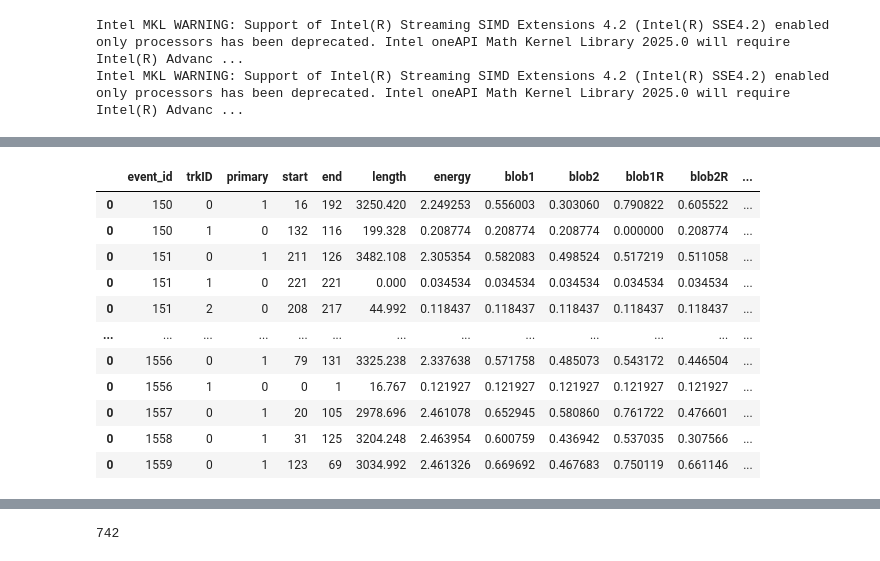
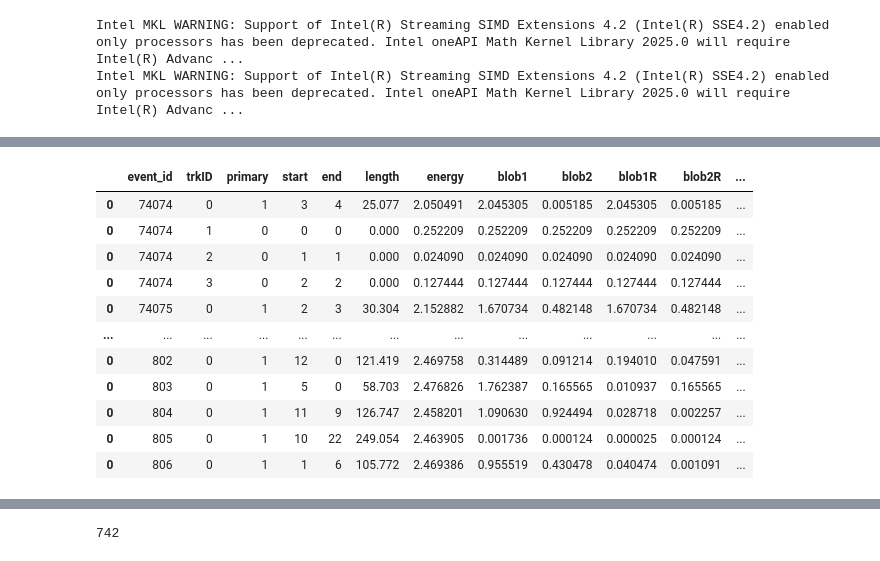
Before and after one commit to kvjmistry/ATPC, a Jupyter notebook: notebooks/TrackAnalysis.ipynb, the cells around one changed output, grey strips where cells are left out. Drawn from its saved outputs; the diff is of its cells as text; code cells hidden in the pictures.

```diff
--- a/notebooks/TrackAnalysis.ipynb
+++ b/notebooks/TrackAnalysis.ipynb
@@ -14,12 +14,16 @@ Intel MKL WARNING: Support of Intel(R) Streaming SIMD Extensions 4.2 (Intel(R) S
 Intel MKL WARNING: Support of Intel(R) Streaming SIMD Extensions 4.2 (Intel(R) SSE4.2) enabled only processors has been deprecated. Intel oneAPI Math Kernel Library 2025.0 will require Intel(R) Advanc ...
 # %%
 # diff = "nodiff"
-diff = "5percent"
+# diff = "5percent"
+# diff = "0.1percent"
+diff = "0.05percent"
 # diff = "0.0percent"
-pressure = 1
+pressure = 25
 
 # Set the detector size depending on the pressure
-det_size = int(np.cbrt(6000**3/pressure)/2.0)
+density = 5.987*pressure
+M = 1000/0.9
+det_size = 1000*np.cbrt((4 * M) / (np.pi * density))/2.0
 print(det_size)
 
 # Load in the signal metadata
@@ -34,67 +38,67 @@ Bkg_meta = pd.DataFrame()
 Tl_meta = pd.DataFrame()
 Bi_meta = pd.DataFrame()
 
-Tl_meta = pd.read_hdf(f"../data/Trackreco/ATPC_Tl_{pressure}bar_{diff}_reco.h5", "meta")
+Tl_meta = pd.read_hdf(f"../data/Trackreco/ATPC_Tl_ion_{pressure}bar_{diff}_reco.h5", "meta")
 Tl_meta["Type"] = "Tl"
-Bi_meta = pd.read_hdf(f"../data/Trackreco/ATPC_Bi_{pressure}bar_{diff}_reco.h5", "meta")
+Bi_meta = pd.read_hdf(f"../data/Trackreco/ATPC_Bi_ion_{pressure}bar_{diff}_reco.h5", "meta")
 Bi_meta["Type"] = "Bi"
 single_meta = pd.read_hdf(f"../data/Trackreco/ATPC_single_{pressure}bar_{diff}_reco.h5", "meta")
 single_meta["Type"] = "single"
 
 Bkg_meta = pd.concat([Tl_meta, Bi_meta, single_meta])
-# Bkg_meta = pd.concat([Tl_meta])
+# Bkg_meta = pd.concat([single_meta])
 display(Bkg_meta)
 
 # ----------------------------------------------------------------------------------------------------
 # Load in the files for plotting the background events
 
-Tl                = pd.read_hdf(f"../data/Trackreco/ATPC_Tl_{pressure}bar_{diff}_reco.h5",    "data")
-# Tl_true_hits      = pd.read_hdf(f"../data/Trackreco/ATPC_Tl_{pressure}bar_nexus_filtered.h5", "MC/hits")
-# Tl_true_parts     = pd.read_hdf(f"../data/Trackreco/ATPC_Tl_{pressure}bar_nexus_filtered.h5", "MC/particles")
+# Tl                = pd.read_hdf(f"../data/Trackreco/ATPC_Tl_ion_{pressure}bar_{diff}_reco.h5",    "data")
+# Tl_true_hits      = pd.read_hdf(f"../data/Trackreco/ATPC_Tl_ion_{pressure}bar_nexus_filtered.h5", "MC/hits")
+# Tl_true_parts     = pd.read_hdf(f"../data/Trackreco/ATPC_Tl_ion_{pressure}bar_nexus_filtered.h5", "MC/particles")
 
-Bi                = pd.read_hdf(f"../data/Trackreco/ATPC_Bi_{pressure}bar_{diff}_reco.h5",    "data")
-# Bi_true_hits      = pd.read_hdf(f"../data/Trackreco/ATPC_Bi_{pressure}bar_nexus_filtered.h5", "MC/hits")
-# Bi_true_parts     = pd.read_hdf(f"../data/Trackreco/ATPC_Bi_{pressure}bar_nexus_filtered.h5", "MC/particles")
+# Bi                = pd.read_hdf(f"../data/Trackreco/ATPC_Bi_ion_{pressure}bar_{diff}_reco.h5",    "data")
+# Bi_true_hits      = pd.read_hdf(f"../data/Trackreco/ATPC_Bi_ion_{pressure}bar_nexus_filtered.h5", "MC/hits")
+# Bi_true_parts     = pd.read_hdf(f"../data/Trackreco/ATPC_Bi_ion_{pressure}bar_nexus_filtered.h5", "MC/particles")
 
-# Tl_diffused_hits  = pd.read_hdf(f"../data/Trackreco/ATPC_Tl_{pressure}bar_{diff}_filtered.h5", "MC/hits")
-# Bi_diffused_hits  = pd.read_hdf(f"../data/Trackreco/ATPC_Bi_{pressure}bar_{diff}_filtered.h5", "MC/hits")
+# Tl_diffused_hits  = pd.read_hdf(f"../data/Trackreco/ATPC_Tl_ion_{pressure}bar_{diff}_filtered.h5", "MC/hits")
+# Bi_diffused_hits  = pd.read_hdf(f"../data/Trackreco/ATPC_Bi_ion_{pressure}bar_{diff}_filtered.h5", "MC/hits")
 
 
 Single              = pd.read_hdf(f"../data/Trackreco/ATPC_single_{pressure}bar_{diff}_reco.h5",    "data")
 
 # Shift the positions
-Tl["Type"] = "Tl"
-Bi["Type"] = "Bi"
+# Tl["Type"] = "Tl"
+# Bi["Type"] = "Bi"
 Single["Type"] = "single"
 # Tl_true_hits["z"] = Tl_true_hits["z"] + det_size
 # Bi_true_hits["z"] = Bi_true_hits["z"] + det_size
 
-Bkg            =  pd.concat([Tl, Bi, Single])
+# Bkg            =  pd.concat([Tl, Bi, Single])
 # Bkg_true_hits  =  pd.concat([Tl_true_hits, Bi_true_hits])
 # Bkg_true_parts =  pd.concat([Tl_true_parts, Bi_true_parts])
 # Bkg_diffused_hits = pd.concat([Tl_diffused_hits, Bi_diffused_hits])
 
 # ----------------------------------------------------------------------------------------------------
 # Load in the pickle files
-bi_file = f"../data/Trackreco/ATPC_Bi_{pressure}bar_{diff}_trackreco.pkl"
-tl_file = f"../data/Trackreco/ATPC_Tl_{pressure}bar_{diff}_trackreco.pkl"
+# bi_file = f"../data/Trackreco/ATPC_Bi_{pressure}bar_{diff}_trackreco.pkl"
+# tl_file = f"../data/Trackreco/ATPC_Tl_{pressure}bar_{diff}_trackreco.pkl"
 
-# Load Bi data
-with open(bi_file, 'rb') as pickle_file:
-    Tracks_Bi = pickle.load(pickle_file)
-    connections_Bi = pickle.load(pickle_file)
-    connection_counts_Bi = pickle.load(pickle_file)
+# # Load Bi data
+# with open(bi_file, 'rb') as pickle_file:
+#     Tracks_Bi = pickle.load(pickle_file)
+#     connections_Bi = pickle.load(pickle_file)
+#     connection_counts_Bi = pickle.load(pickle_file)
 
-# Load Tl data
-with open(tl_file, 'rb') as pickle_file:
-    Tracks_Tl = pickle.load(pickle_file)
-    connections_Tl = pickle.load(pickle_file)
-    connection_counts_Tl = pickle.load(pickle_file)
+# # Load Tl data
+# with open(tl_file, 'rb') as pickle_file:
+#     Tracks_Tl = pickle.load(pickle_file)
+#     connections_Tl = pickle.load(pickle_file)
+#     connection_counts_Tl = pickle.load(pickle_file)
 
-# Merge dictionaries
-Bkg_Tracks = {**Tracks_Bi, **Tracks_Tl}
-Bkg_connections = {**connections_Bi, **connections_Tl}
-Bkg_connection_counts = {**connection_counts_Bi, **connection_counts_Tl}
+# # Merge dictionaries
+# Bkg_Tracks = {**Tracks_Bi, **Tracks_Tl}
+# Bkg_connections = {**connections_Bi, **connections_Tl}
+# Bkg_connection_counts = {**connection_counts_Bi, **connection_counts_Tl}
 
 # ----------------------------------------------------------------------------------------------------
 # %% [output]
@@ -102,12 +106,12 @@ Bkg_connection_counts = {**connection_counts_Bi, **connection_counts_Tl}
 |  | event_id | trkID | primary | start | end | length | energy | blob1 | blob2 | blob1R | blob2R | ... |
-| 0 | 150 | 0 | 1 | 16 | 192 | 3250.420 | 2.249253 | 0.556003 | 0.303060 | 0.790822 | 0.605522 | ... |
-| 0 | 150 | 1 | 0 | 132 | 116 | 199.328 | 0.208774 | 0.208774 | 0.208774 | 0.000000 | 0.208774 | ... |
-| 0 | 151 | 0 | 1 | 211 | 126 | 3482.108 | 2.305354 | 0.582083 | 0.498524 | 0.517219 | 0.511058 | ... |
-| 0 | 151 | 1 | 0 | 221 | 221 | 0.000 | 0.034534 | 0.034534 | 0.034534 | 0.034534 | 0.034534 | ... |
-| 0 | 151 | 2 | 0 | 208 | 217 | 44.992 | 0.118437 | 0.118437 | 0.118437 | 0.118437 | 0.118437 | ... |
+| 0 | 74074 | 0 | 1 | 3 | 4 | 25.077 | 2.050491 | 2.045305 | 0.005185 | 2.045305 | 0.005185 | ... |
+| 0 | 74074 | 1 | 0 | 0 | 0 | 0.000 | 0.252209 | 0.252209 | 0.252209 | 0.252209 | 0.252209 | ... |
+| 0 | 74074 | 2 | 0 | 1 | 1 | 0.000 | 0.024090 | 0.024090 | 0.024090 | 0.024090 | 0.024090 | ... |
+| 0 | 74074 | 3 | 0 | 2 | 2 | 0.000 | 0.127444 | 0.127444 | 0.127444 | 0.127444 | 0.127444 | ... |
+| 0 | 74075 | 0 | 1 | 2 | 3 | 30.304 | 2.152882 | 1.670734 | 0.482148 | 1.670734 | 0.482148 | ... |
 | ... | ... | ... | ... | ... | ... | ... | ... | ... | ... | ... | ... | ... |
-| 0 | 1556 | 0 | 1 | 79 | 131 | 3325.238 | 2.337638 | 0.571758 | 0.485073 | 0.543172 | 0.446504 | ... |
-| 0 | 1556 | 1 | 0 | 0 | 1 | 16.767 | 0.121927 | 0.121927 | 0.121927 | 0.121927 | 0.121927 | ... |
-| 0 | 1557 | 0 | 1 | 20 | 105 | 2978.696 | 2.461078 | 0.652945 | 0.580860 | 0.761722 | 0.476601 | ... |
-| 0 | 1558 | 0 | 1 | 31 | 125 | 3204.248 | 2.463954 | 0.600759 | 0.436942 | 0.537035 | 0.307566 | ... |
-| 0 | 1559 | 0 | 1 | 123 | 69 | 3034.992 | 2.461326 | 0.669692 | 0.467683 | 0.750119 | 0.661146 | ... |
+| 0 | 802 | 0 | 1 | 12 | 0 | 121.419 | 2.469758 | 0.314489 | 0.091214 | 0.194010 | 0.047591 | ... |
+| 0 | 803 | 0 | 1 | 5 | 0 | 58.703 | 2.476826 | 1.762387 | 0.165565 | 0.010937 | 0.165565 | ... |
+| 0 | 804 | 0 | 1 | 11 | 9 | 126.747 | 2.458201 | 1.090630 | 0.924494 | 0.028718 | 0.002257 | ... |
+| 0 | 805 | 0 | 1 | 10 | 22 | 249.054 | 2.463905 | 0.001736 | 0.000124 | 0.000025 | 0.000124 | ... |
+| 0 | 806 | 0 | 1 | 1 | 6 | 105.772 | 2.469386 | 0.955519 | 0.430478 | 0.040474 | 0.001091 | ... |
```
Also changed, not shown: parts of 4 cells of this notebook, 2 other files.
